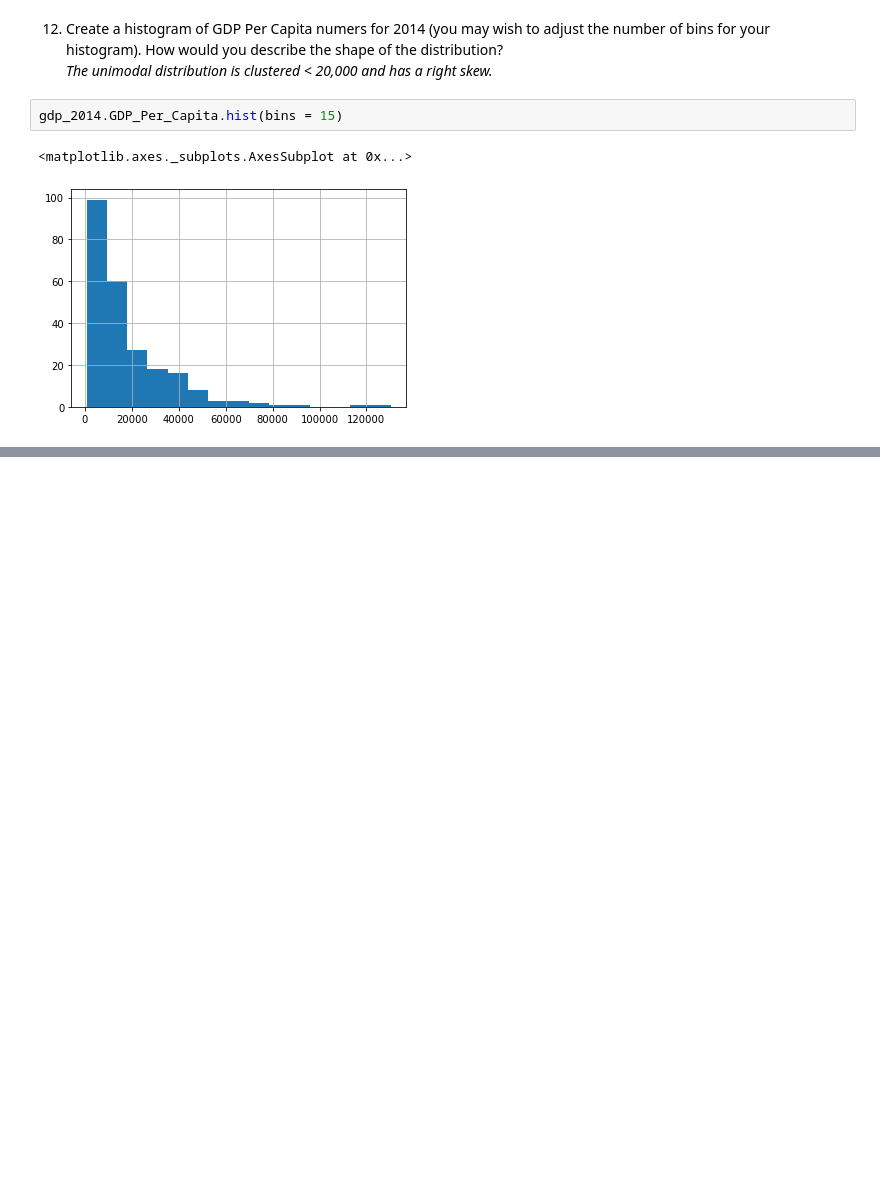
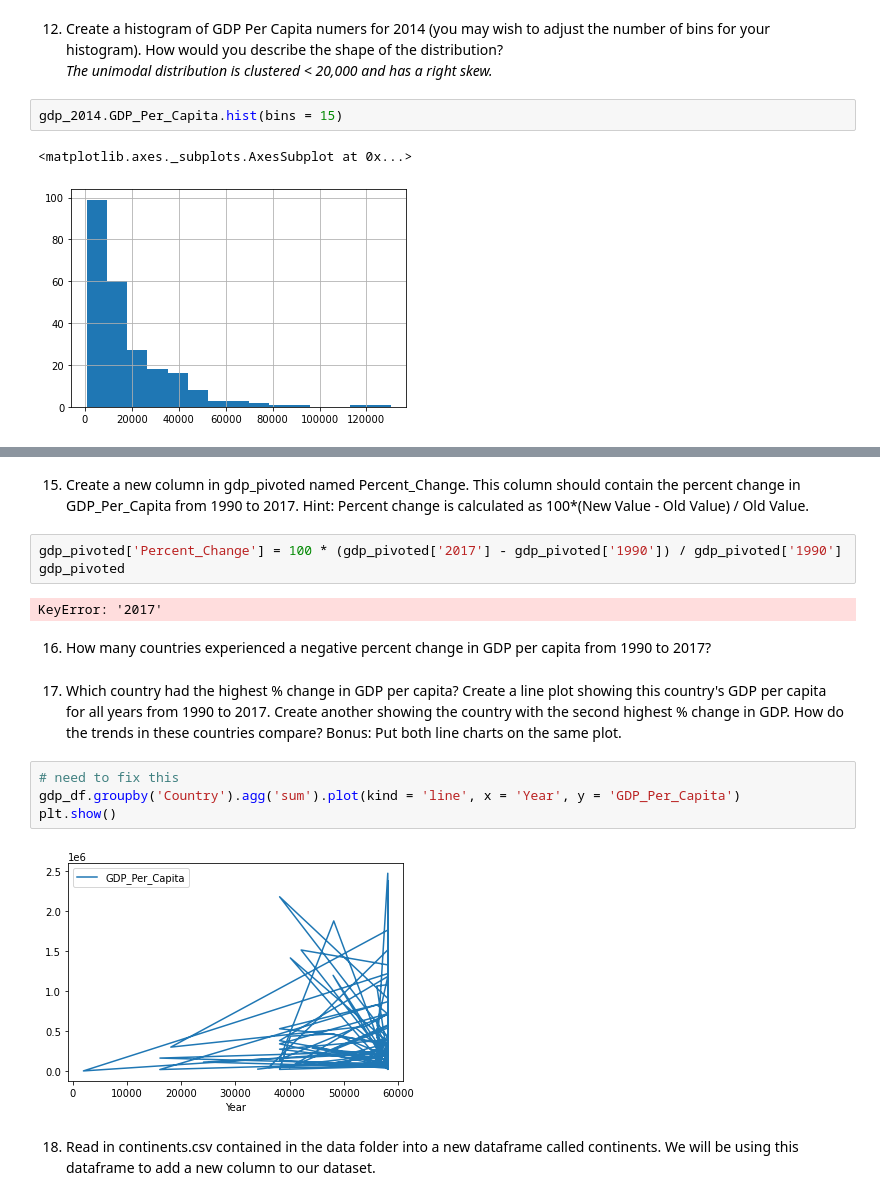
Before and after one commit to nss-data-science-cohort-4/dq1-undata-vai2fc, a Jupyter notebook: notebooks/UN_Data_Exploration.ipynb, the cells around one changed output, grey strips where cells are left out. Cells and saved outputs as stored; diff of their text form; blank space fills up the shorter version.

```diff
--- a/notebooks/UN_Data_Exploration.ipynb
+++ b/notebooks/UN_Data_Exploration.ipynb
@@ -253,0 +248,19 @@ gdp_2014.GDP_Per_Capita.hist(bins = 15)
+# %% [markdown]
+15. Create a new column in gdp_pivoted named Percent_Change. This column should contain the percent change in GDP_Per_Capita from 1990 to 2017. Hint: Percent change is calculated as 100*(New Value - Old Value) / Old Value.
+# %%
+gdp_pivoted['Percent_Change'] = 100 * (gdp_pivoted['2017'] - gdp_pivoted['1990']) / gdp_pivoted['1990']
+gdp_pivoted
+# %% [output]
+KeyError: '2017'
+# %% [markdown]
+16. How many countries experienced a negative percent change in GDP per capita from 1990 to 2017?
+# %% [markdown]
+17. Which country had the highest % change in GDP per capita? Create a line plot showing this country's GDP per capita for all years from 1990 to 2017. Create another showing the country with the second highest % change in GDP. How do the trends in these countries compare? Bonus: Put both line charts on the same plot.
+# %%
+# need to fix this
+gdp_df.groupby('Country').agg('sum').plot(kind = 'line', x = 'Year', y = 'GDP_Per_Capita')
+plt.show()
+# %% [output]
+[figure, added]
+# %% [markdown]
+18. Read in continents.csv contained in the data folder into a new dataframe called continents. We will be using this dataframe to add a new column to our dataset.
```
Also changed, not shown: parts of 29 cells of this notebook.
